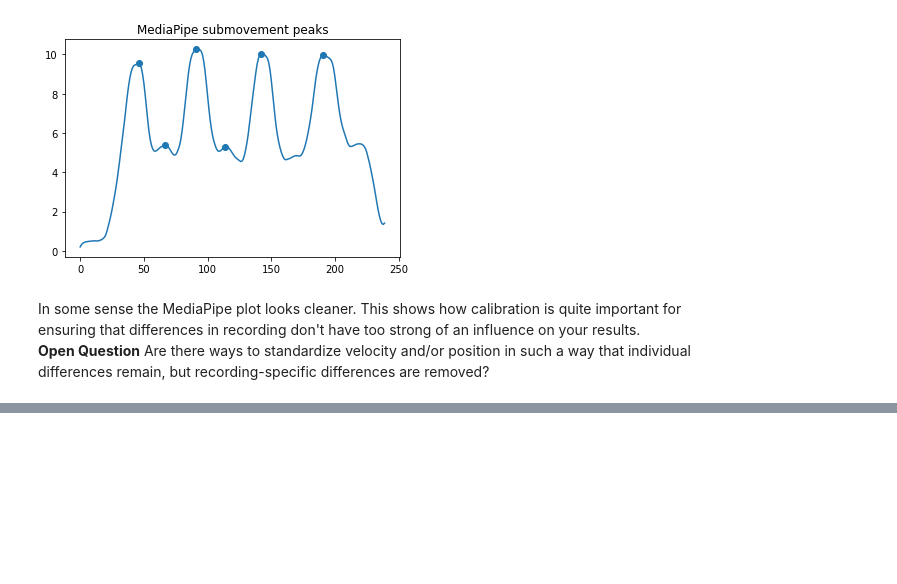
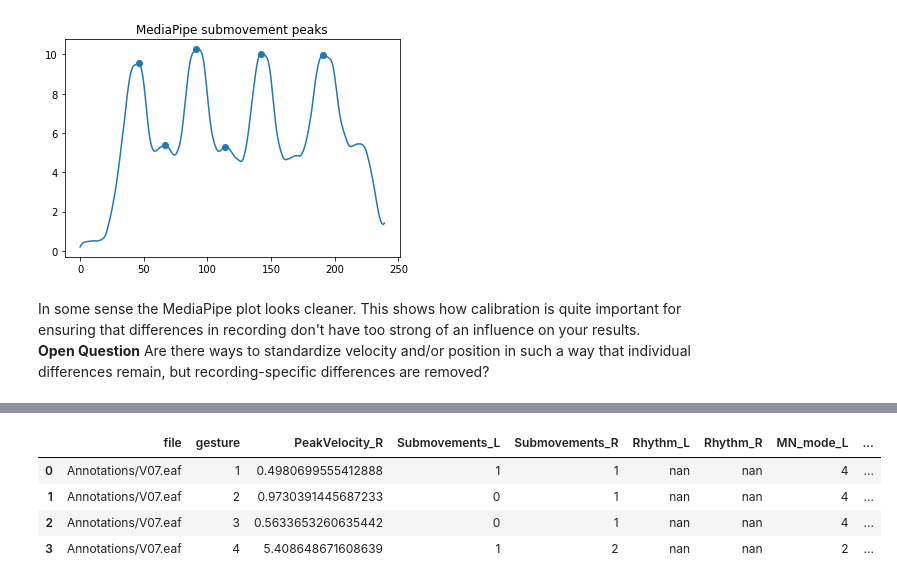
Before and after one commit to WimPouw/EnvisionBootcamp2021, a Jupyter notebook: Python/Analysis_kinematic_features/Analysis_kinematic_features_module.ipynb, the cells around one changed output, grey strips where cells are left out. Cells and saved outputs as stored; diff of their text form; code cells hidden in the pictures; blank space fills up the shorter version.

```diff
--- a/Python/Analysis_kinematic_features/Analysis_kinematic_features_module.ipynb
+++ b/Python/Analysis_kinematic_features/Analysis_kinematic_features_module.ipynb
@@ -46,7 +40,6 @@ Created on Tue Jan 29 16:01:29 2019
 """
 
 import os
-import json
 import matplotlib.pyplot as plt
 import math
 import csv
@@ -76,6 +69,8 @@ def import_json_data(vid_path):
         RHip = []
         LEar = []
         REar = []
+        LShoulder = []
+        RShoulder = []
 
 
         valid_num = 0  # marker for most recent valid file. Used for exception handling
@@ -145,15 +140,21 @@ def import_json_data(vid_path):
                 x = datastore["people"][person_num]["pose_keypoints_2d"][17 * 3]  # 17 = REar
                 y = datastore["people"][person_num]["pose_keypoints_2d"][(17 * 3) + 1]
                 REar.append([x, y])
+                x = datastore["people"][person_num]["pose_keypoints_2d"][5 * 3]  # 5 = L shoulder
+                y = datastore["people"][person_num]["pose_keypoints_2d"][(5 * 3) + 1]
+                LShoulder.append([x, y])
+                x = datastore["people"][person_num]["pose_keypoints_2d"][2 * 3]  # 2 = R shoulder
+                y = datastore["people"][person_num]["pose_keypoints_2d"][(2 * 3) + 1]
+                RShoulder.append([x, y])
 
                 prev_file = datastore
                 prev_hip_x = datastore["people"][person_num]["pose_keypoints_2d"][8 * 3]
 
         # make a dataframe
         df = pd.DataFrame(list(zip( R_Hand, L_Hand,Nose, Neck, MidHip, REye, LEye,
-                                   RElb, LElb,LHip, RHip)),
+                                   RElb, LElb,LHip, RHip, LShoulder, RShoulder)),
                           columns=[ 'R_Hand','L_Hand','Nose', 'Neck', 'MidHip', 'REye', 'LEye',
-                                   'RElb', 'LElb', 'LHip', 'RHip'])
+                                   'RElb', 'LElb', 'LHip', 'RHip', 'LShoulder','RShoulder'])
         return df
 
 
@@ -557,7 +559,11 @@ def calc_peakVel(HandArr, FPS):
     if len(VelArray) >= 15:
         HandVel_Sm = signal.savgol_filter(VelArray,15,5)
     else:
-        HandVel_Sm = signal.savgol_filter(VelArray, len(VelArray),5)
+        if len(VelArray) % 2 == 0:
+            order = len(VelArray)-1
+        else:
+            order = len(VelArray)
+        HandVel_Sm = signal.savgol_filter(VelArray, order,5)
     #HandVel_Sm = smooth_moving(VelArray, 3)
 
     return max(HandVel_Sm)
@@ -934,0 +1023,8 @@ Are there ways to standardize velocity and/or position in such a way that indivi
+# %%
+df.head()
+# %% [output]
+|  | file | gesture | PeakVelocity_R | Submovements_L | Submovements_R | Rhythm_L | Rhythm_R | MN_mode_L | ... |
+| 0 | Annotations/V07.eaf | 1 | 0.4980699555412888 | 1 | 1 | nan | nan | 4 | ... |
+| 1 | Annotations/V07.eaf | 2 | 0.9730391445687233 | 0 | 1 | nan | nan | 4 | ... |
+| 2 | Annotations/V07.eaf | 3 | 0.5633653260635442 | 0 | 1 | nan | nan | 4 | ... |
+| 3 | Annotations/V07.eaf | 4 | 5.408648671608639 | 1 | 2 | nan | nan | 2 | ... |
```
Also changed, not shown: parts of 21 cells of this notebook, 2 other files.
